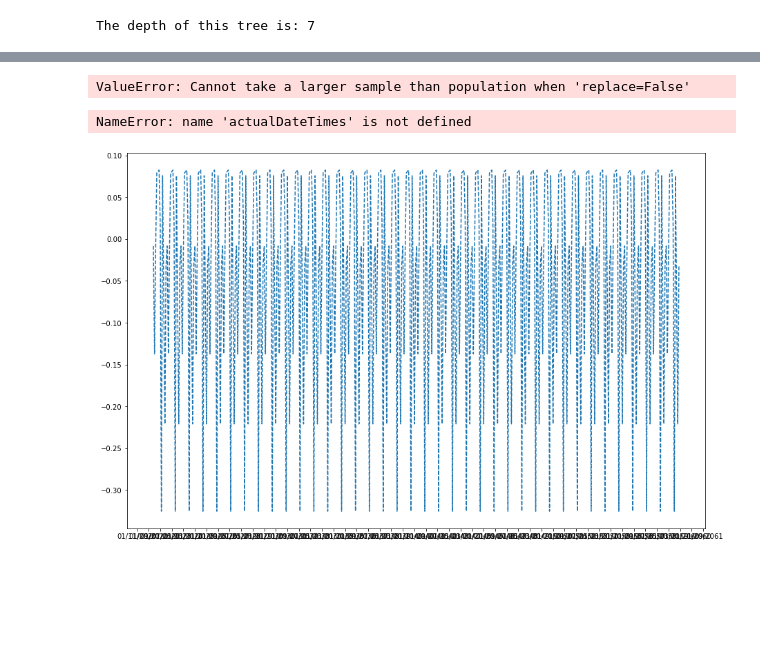
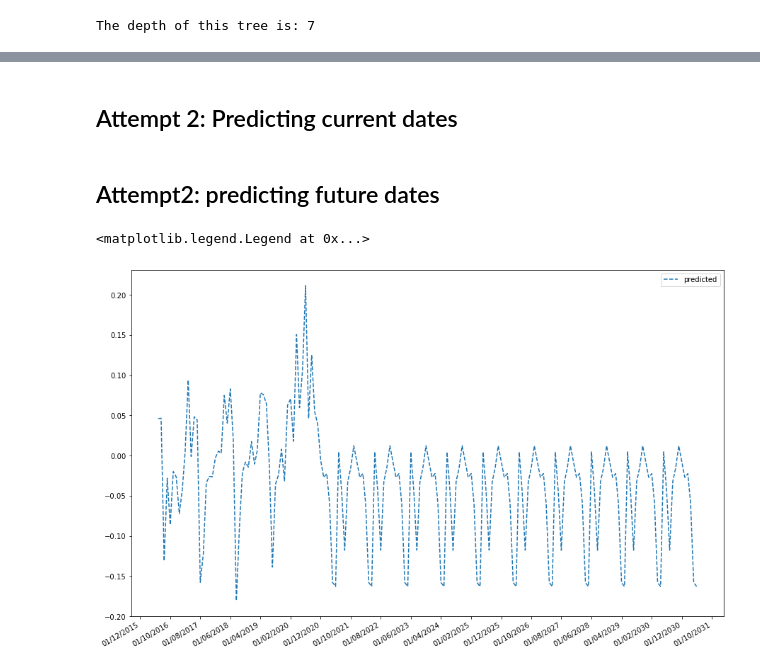
Before and after one commit to M-Gjerde/VGIS8, a Jupyter notebook: jason_3_rf.ipynb, the cells around one changed output, grey strips where cells are left out. Drawn from its saved outputs; the diff is of its cells as text; code cells hidden in the pictures; blank space fills up the shorter version.

```diff
--- a/jason_3_rf.ipynb
+++ b/jason_3_rf.ipynb
@@ -22,20 +22,20 @@ data2018Path = "./reduced_caspian_2018.csv"
 data2019Path = "./reduced_caspian_2019.csv"
 data2020Path = "./reduced_caspian_2020.csv"
 data2021Path = "./reduced_caspian_2021.csv"
+dataSentinelPath =  "./reduced_caspian_sentinel.csv"
 
 surface_type_flag = 2
-
-
 df2016 = pd.read_csv(data2016Path)
 df2017 = pd.read_csv(data2017Path)
 df2018 = pd.read_csv(data2018Path)
 df2019 = pd.read_csv(data2019Path)
 df2020 = pd.read_csv(data2020Path)
 df2021 = pd.read_csv(data2021Path)
+dfSentinel = pd.read_csv(dataSentinelPath)
 # %% [markdown]
 ## Plot a sample
 # %%
-df = df2020
+df = dfSentinel
 
 data = df.loc[(df.month == 11) & (df["surface type"] == 2)]
 
@@ -46,5 +46,6 @@ ax.add_feature(feat.LAND, zorder=100, edgecolor='k', alpha=0.3)
 ax.coastlines()
 ax.scatter(x=data["lon"], y=data["lat"], c=data["pass number"], s=2, transform=crs.PlateCarree(central_longitude=0))
 ax.gridlines(draw_labels=False)
+plt.savefig("ground_tracks_pass_numbers_surface_flag.png")
 
 print(data["pass number"].unique())
@@ -528,5 +524,7 @@ dfTest.columns = ["lat", "lon", "day", "month", "year"]
+# %% [markdown]
+## Attempt 2: Predicting current dates
 # %%
-dfTrain = df.drop(['surface type', "pass number", "geophysical quality flag", "time", "range", "altitude", "ssh" , "mss"], axis= 1)
+dfTrain = df.drop(["lat", "lon", "day", 'surface type', "pass number", "geophysical quality flag", "time", "range", "altitude", "ssh" , "mss"], axis= 1)
 dfActual =  df.drop(['surface type', "pass number", "geophysical quality flag", "time", "range", "altitude", "ssh" ], axis= 1)
 dfTrain = dfTrain.sample(n=res.shape[0])
 
@@ -541,12 +539,33 @@ dfActual = dfActual.loc[(dfActual['lon'] >= 46) & (dfActual['lon'] <= 55)]
 actualDateTimes = []
 actualMSS = []
 for x in range(len(dfActual["day"].values)):
-
     date = datetime(int(dfActual["year"].values[x]), int(dfActual["month"].values[x]), int(dfActual["day"].values[x]))
     actualDateTimes.append(date)
     actualMSS.append(dfActual["mss"].values[x])
-# %% [output]
-ValueError: Cannot take a larger sample than population when 'replace=False'
+# %% [markdown]
+## Attempt2: predicting future dates
+# %%
+import random
+from dateutil.relativedelta import relativedelta
+
+date_from = datetime(2016,6, 1)
+dateTimes = []
+year = []
+month = []
+
+years = 15
+
+for x in range(12 * years):
+    date = date_from + relativedelta(months=+x)
+    dateTimes.append(date)
+    year.append(date.year)
+    month.append(date.month)
+
+res = np.column_stack([month, year])
+future_pred = rf.predict(res)
+
+dfTest = pd.DataFrame(res)
+dfTest.columns = ["month", "year"]
 # %%
 # Plot the actual values
 import matplotlib.pyplot as plt
@@ -555,39 +574,36 @@ import matplotlib.dates as mdates
 plt.gca().xaxis.set_major_formatter(mdates.DateFormatter('%d/%m/%Y'))
 plt.gca().xaxis.set_major_locator(mdates.MonthLocator(interval=10))
 
 
 x = [x for x in range(1,  len(future_pred) + 1)]
 
 #major_ticks = [1, 12, 24, 36, 48, 60, 72, 84, 96]
 #minor_ticks = np.arange(1, len(future_pred), 1)
 
 #fig, ax = plt.subplots()
 #offset = 7
 
 #ax.plot(x, future_pred, '--', label = 'predicted')
 
 
 plt.plot(dateTimes,future_pred, "--", label ="predicted")
 
 
-plt.plot(actualDateTimes,actualMSS, label ="Actual")
+#plt.plot(actualDateTimes,actualMSS, label ="Actual")
 
-
-x = [x for x in range(1,  len(dfTrain["lat"].values) + 1)]
-#ax.plot(x, current_pred, '--', label = 'Current')
 
 
 #ax.set_xticks(major_ticks)
 #ax.set_xticks(minor_ticks, minor=True)
 plt.gcf().autofmt_xdate()
 
 plt.legend()
 
 # Graph labels
 #plt.xlabel('Date'); plt.ylabel('Mean Sea Surface'); plt.title('Actual and Predicted Values');
 # %% [output]
-NameError: name 'actualDateTimes' is not defined
+<matplotlib.legend.Legend at 0x...>
-[figure, old version]
+[figure, new version]
 # %%
 # Creating images
 # %%
```
Also changed, not shown: parts of 38 cells of this notebook, 4 other files.
